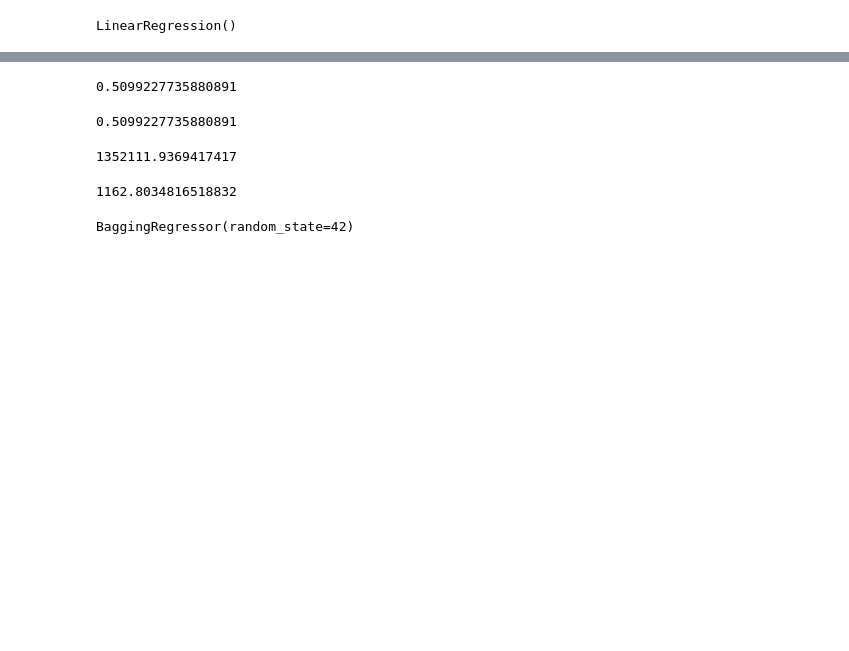
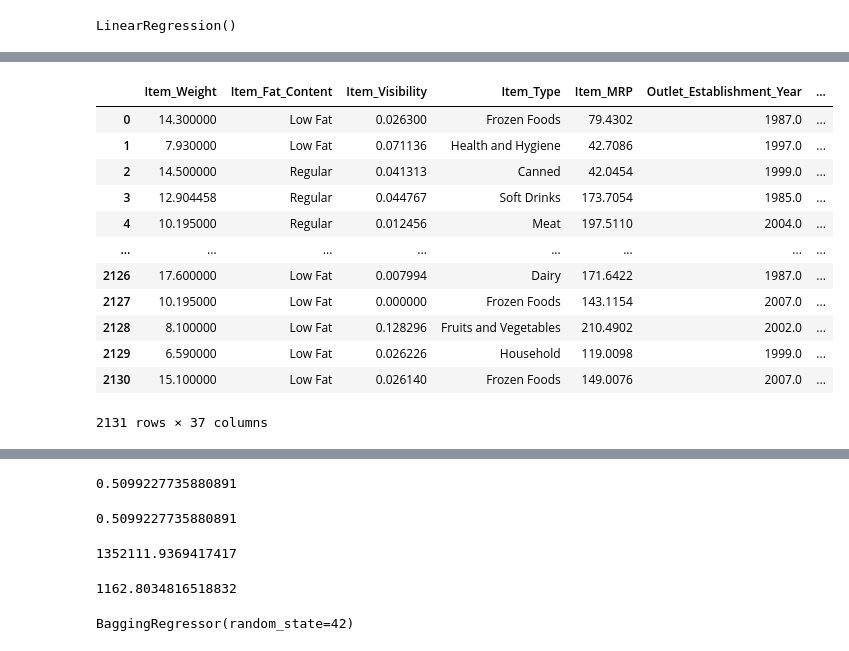
Before and after one commit to rajasreekalli/sales_predicions, a Jupyter notebook: Sales_Prediction_Final.ipynb, the cells around one changed output, grey strips where cells are left out. Drawn from its saved outputs; the diff is of its cells as text; code cells hidden in the pictures; blank space fills up the shorter version.

```diff
--- a/Sales_Prediction_Final.ipynb
+++ b/Sales_Prediction_Final.ipynb
@@ -280,30 +242,0 @@ X_train.head()
-# %%
-Item_Fat_Content	 = {'Low Fat': 0, 'Regular': 1}
-Outlet_Size = {'Small': 0, 'Medium': 1, 'High': 2}
-Outlet_Location_Type = {'Tier 1': 0, 'Tier 2': 1, 'Tier 3': 2}
-Outlet_Type = {'Grocery Store': 0, 'Supermarket Type1': 1, 'Supermarket Type2': 2, 'Supermarket Type3': 3}
-Item_Type = {'Others': 0,
-             'Starchy Foods': 1,
-             'Breakfast': 2,
-             'Seafood': 3,
-             'Hard Drinks': 4,
-             'Breads': 5,
-             'Meat': 6,
-             'Soft Drinks': 7,
-             'Health and Hygiene': 8,
-             'Baking Goods': 9,
-             'Canned': 10,
-             'Dairy': 11,
-             'Frozen Foods': 12,
-             'Household': 13,
-             'Snack Foods': 14,
-             'Fruits and Vegetables': 15}
-
-# apply the dictionary to the column in the train set
-X_test['Item_Fat_Content'] = X_test['Item_Fat_Content'].replace(Item_Fat_Content)
-X_test['Outlet_Size'] = X_test['Outlet_Size'].replace(Outlet_Size)
-X_test['Outlet_Type'] = X_test['Outlet_Type'].replace(Outlet_Type)
-X_test['Outlet_Location_Type'] = X_test['Outlet_Location_Type'].replace(Outlet_Location_Type)
-X_test['Item_Type'] = X_test['Item_Type'].replace(Item_Type)
-# view the dataframe to make sure it worked
-X_test.head()
@@ -373,0 +344,3 @@ preds = reg.predict(X_test)
+# %%
+cat_data_test = X_test[cat_selector(X_test)]
+cat_data_test
@@ -373,0 +361,3 @@ preds = reg.predict(X_test)
+# %%
+df_ohe_test = pd.DataFrame(cat_ohe, columns=ohe_encoder.get_feature_names(cat_data_test.columns))
+df_ohe_test
@@ -373,0 +378,19 @@ preds = reg.predict(X_test)
+# %%
+X_test.reset_index(drop=True, inplace=True)
+df_ohe_test.reset_index(drop=True, inplace=True)
+X_test = pd.merge(X_test, df_ohe_test, left_index=True, right_index=True)
+X_test
+# %% [output]
+|  | Item_Weight | Item_Fat_Content | Item_Visibility | Item_Type | Item_MRP | Outlet_Establishment_Year | ... |
+| 0 | 14.300000 | Low Fat | 0.026300 | Frozen Foods | 79.4302 | 1987.0 | ... |
+| 1 | 7.930000 | Low Fat | 0.071136 | Health and Hygiene | 42.7086 | 1997.0 | ... |
+| 2 | 14.500000 | Regular | 0.041313 | Canned | 42.0454 | 1999.0 | ... |
+| 3 | 12.904458 | Regular | 0.044767 | Soft Drinks | 173.7054 | 1985.0 | ... |
+| 4 | 10.195000 | Regular | 0.012456 | Meat | 197.5110 | 2004.0 | ... |
+| ... | ... | ... | ... | ... | ... | ... | ... |
+| 2126 | 17.600000 | Low Fat | 0.007994 | Dairy | 171.6422 | 1987.0 | ... |
+| 2127 | 10.195000 | Low Fat | 0.000000 | Frozen Foods | 143.1154 | 2007.0 | ... |
+| 2128 | 8.100000 | Low Fat | 0.128296 | Fruits and Vegetables | 210.4902 | 2002.0 | ... |
+| 2129 | 6.590000 | Low Fat | 0.026226 | Household | 119.0098 | 1999.0 | ... |
+| 2130 | 15.100000 | Low Fat | 0.026140 | Frozen Foods | 149.0076 | 2007.0 | ... |
+2131 rows × 37 columns
```
Also changed, not shown: parts of 13 cells of this notebook.
